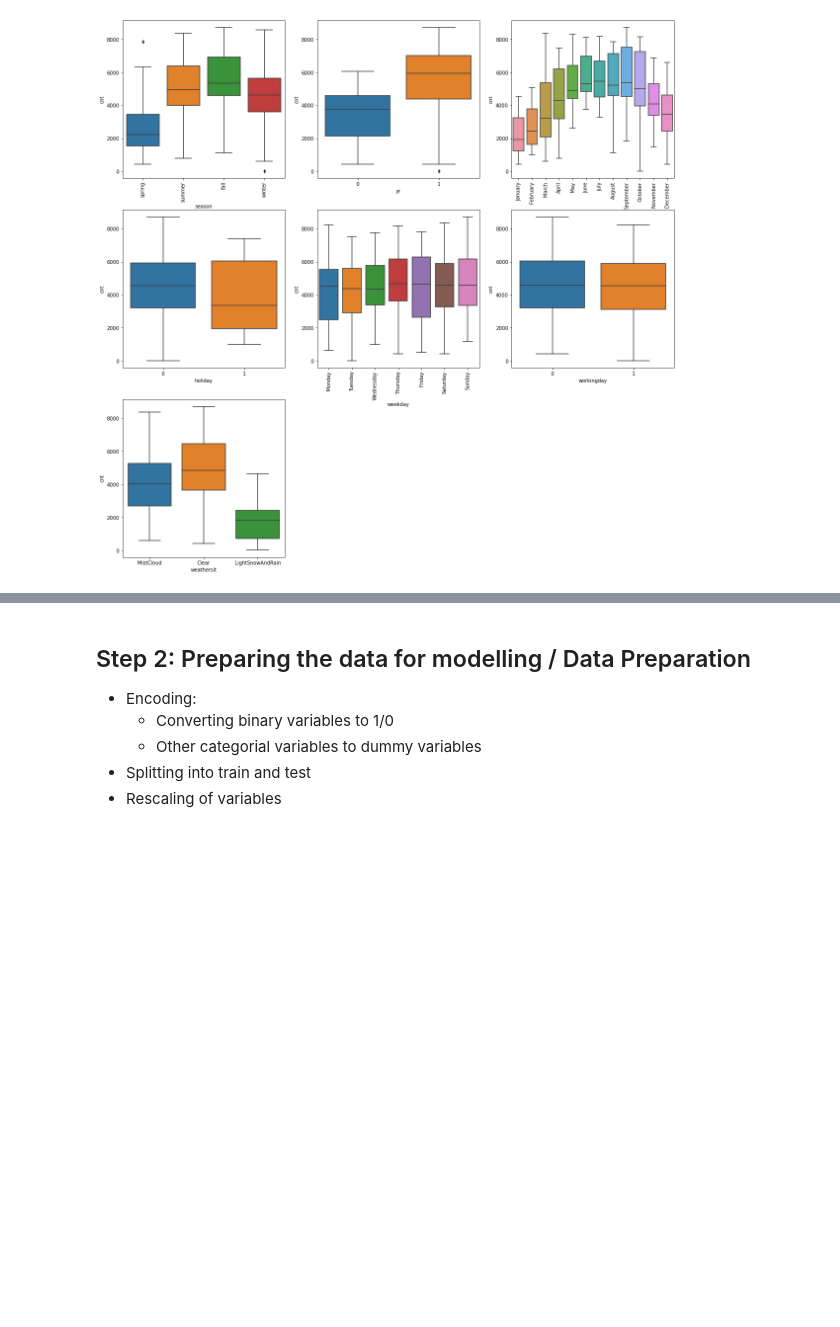
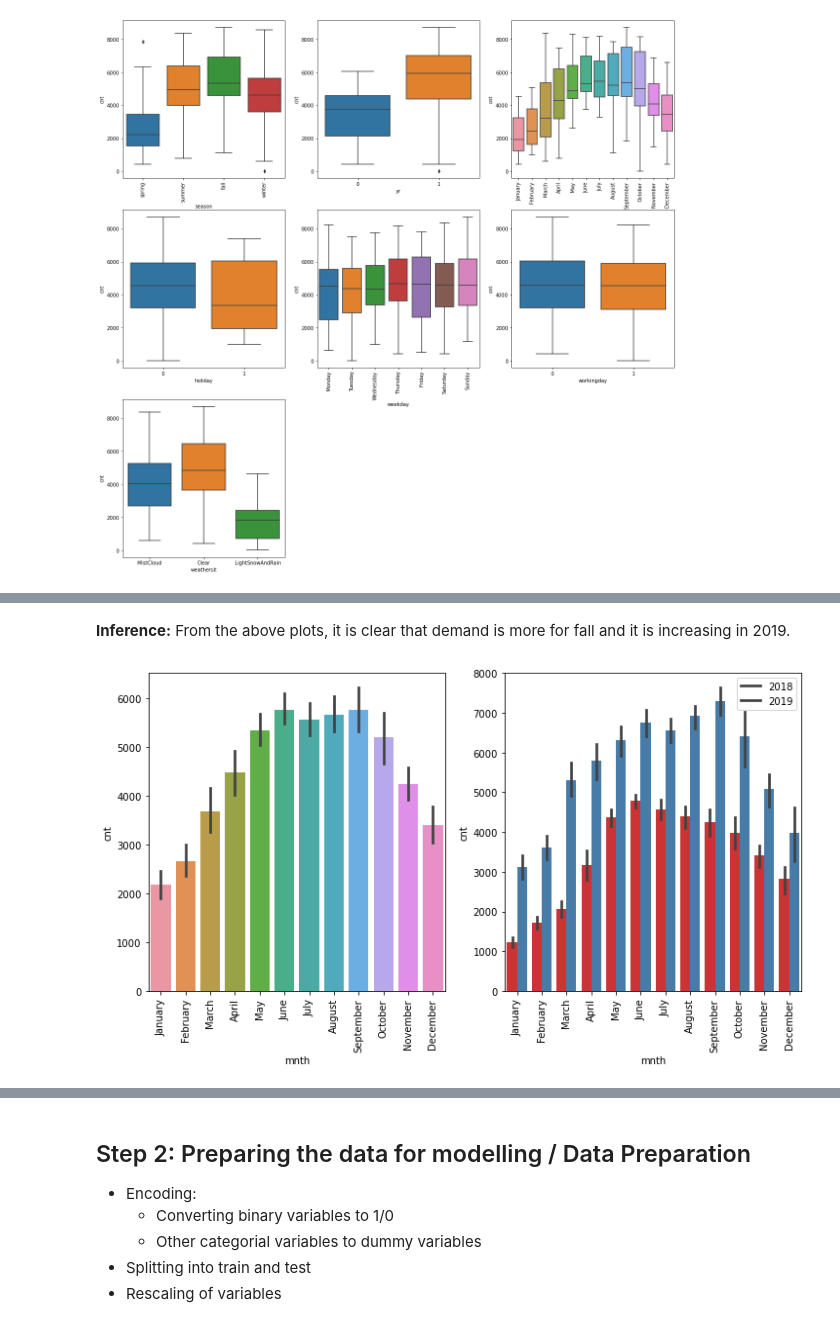
Before and after one commit to shuklavaibhav1994/Bike-Sharing, a Jupyter notebook: Vaibhav_Shukla_Bike_Sharing.ipynb, the cells around one changed output, grey strips where cells are left out. Saved outputs shown, nothing was run; the diff lists cells and outputs as text; code cells hidden in the pictures; blank space fills up the shorter version.

```diff
--- a/Vaibhav_Shukla_Bike_Sharing.ipynb
+++ b/Vaibhav_Shukla_Bike_Sharing.ipynb
@@ -279,0 +295,15 @@ plt.show()
+# %% [markdown]
+**Inference:** From the above plots, it is clear that demand is more for fall and it is increasing in 2019.
+# %%
+#distribution of demand based on month in 2018 and 2019
+plt.figure(figsize = (12,6))
+plt.subplot(1,2,1)
+sns.barplot(bike.mnth,'cnt',data=bike)
+plt.xticks(rotation=90)
+plt.subplot(1,2,2)
+sns.barplot(bike.mnth,'cnt',data=bike, hue='yr',palette='Set1')
+plt.legend(labels=['2018', '2019'])
+plt.xticks(rotation=90)
+plt.show()
+# %% [output]
+[figure, added]
```
Also changed, not shown: parts of 28 cells of this notebook.
